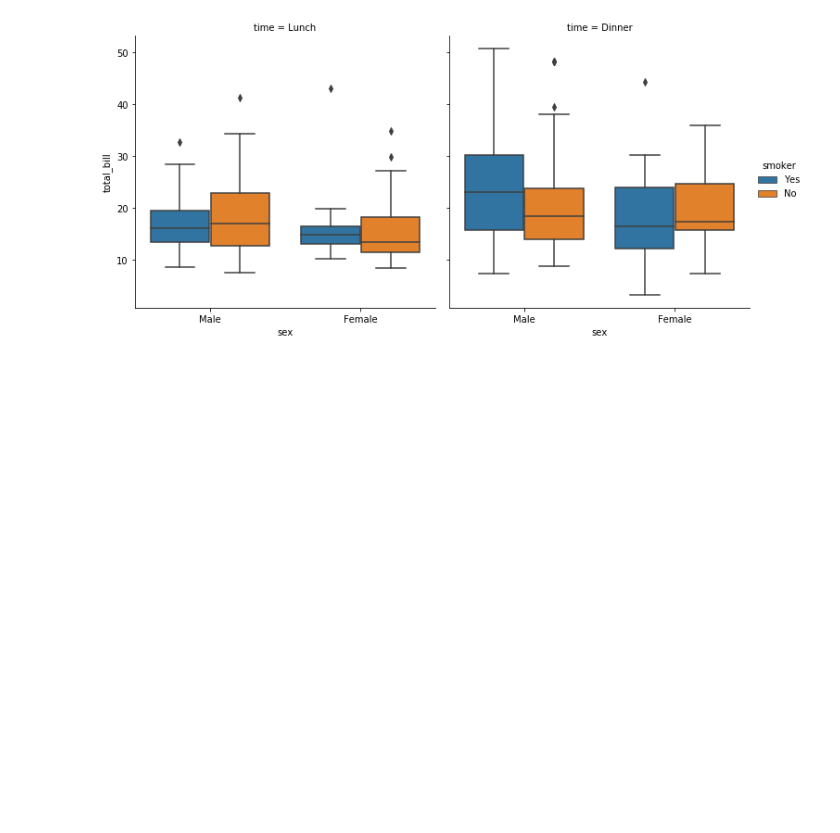
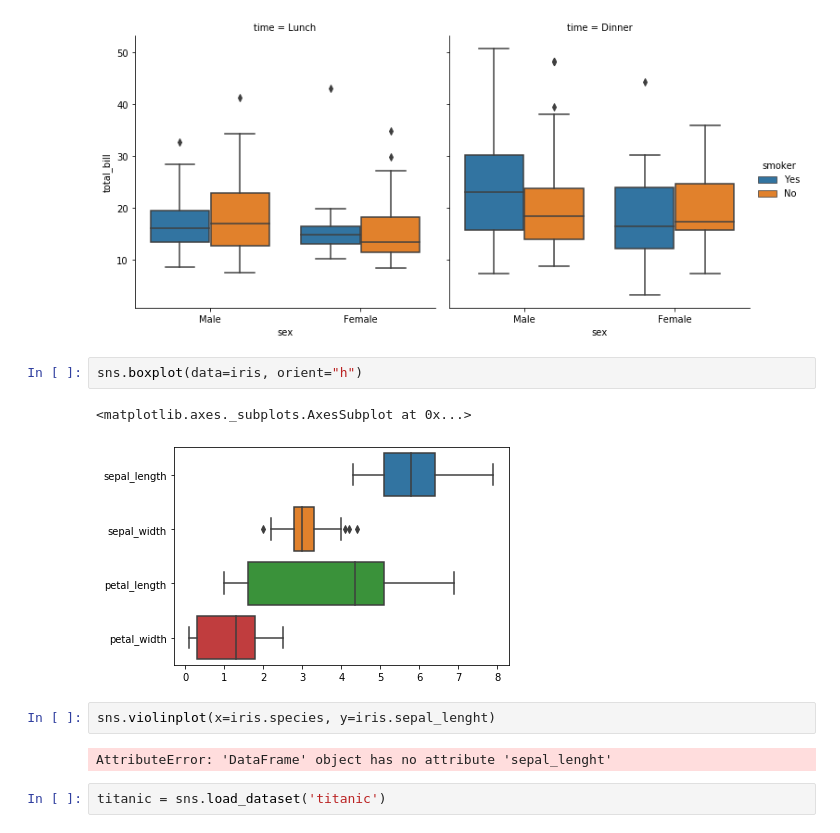
Before and after one commit to Vitalismirnov/-my_fundamentals_of_data_analysis, a Jupyter notebook: Project_VitalijsSmirnovs.ipynb, the cells around one changed output. Saved outputs shown, nothing was run; the diff lists cells and outputs as text; blank space fills up the shorter version.

```diff
--- a/Project_VitalijsSmirnovs.ipynb
+++ b/Project_VitalijsSmirnovs.ipynb
@@ -186,3 +179,14 @@ sns.catplot(x= "sex", y= "total_bill", hue ="smoker", col = "time", data=df, kin
 # %% [output]
 <seaborn.axisgrid.FacetGrid at 0x...>
 [figure]
+# %%
+sns.boxplot(data=iris, orient="h")
+# %% [output]
+<matplotlib.axes._subplots.AxesSubplot at 0x...>
+[figure, added]
+# %%
+sns.violinplot(x=iris.species, y=iris.sepal_lenght)
+# %% [output]
+AttributeError: 'DataFrame' object has no attribute 'sepal_lenght'
+# %%
+titanic = sns.load_dataset('titanic')
```
Also changed, not shown: parts of 27 cells of this notebook.
